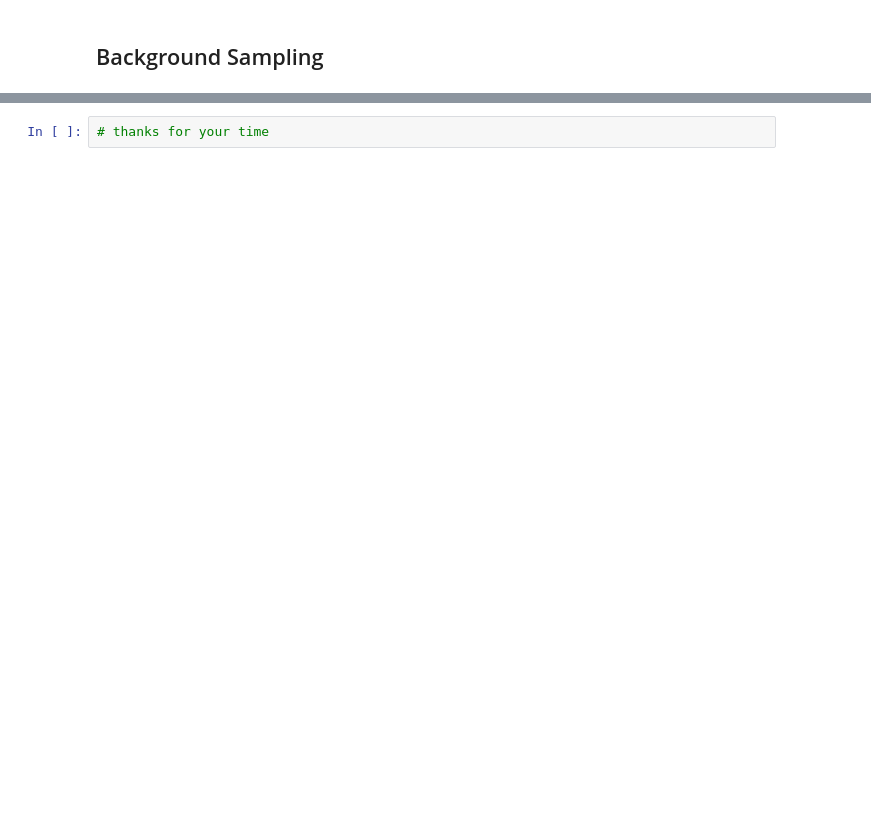
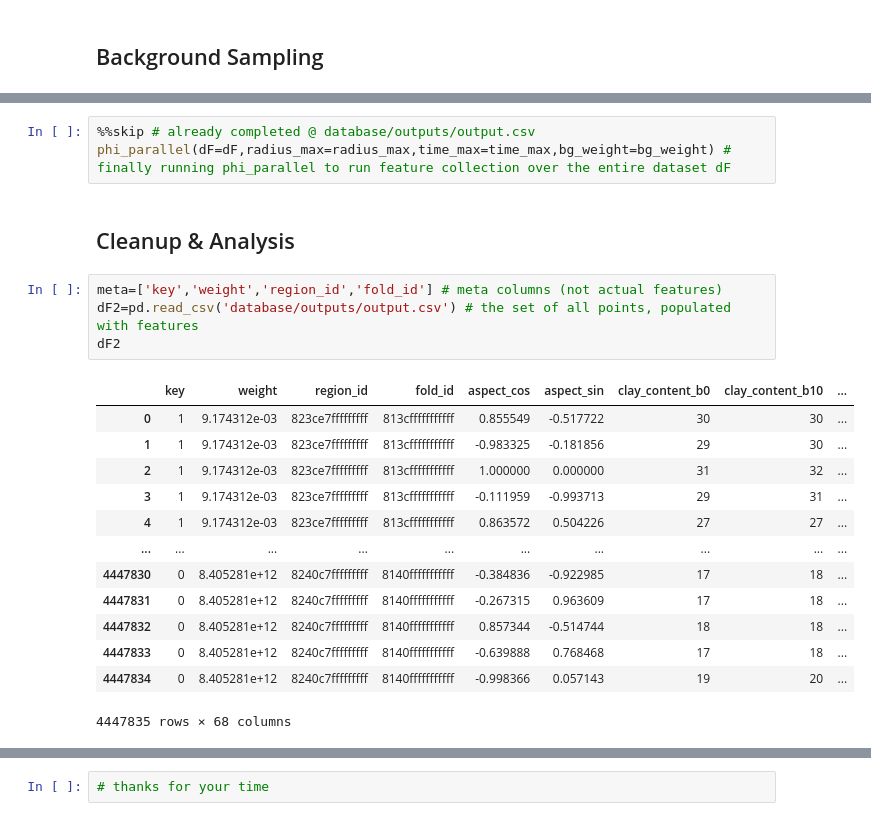
Before and after one commit to shyagehike/atlas-v2, a Jupyter notebook: features.ipynb, the cells around one changed output, grey strips where cells are left out. Saved outputs shown, nothing was run; the diff lists cells and outputs as text; blank space fills up the shorter version.

```diff
--- a/features.ipynb
+++ b/features.ipynb
@@ -463,0 +820,23 @@ testfc=phi(testpointer,10,40,testtimestamp,testtimestamp+24*3600000,24*3600000)
+# %%
+%%skip # already completed @ database/outputs/output.csv
+phi_parallel(dF=dF,radius_max=radius_max,time_max=time_max,bg_weight=bg_weight) # finally running phi_parallel to run feature collection over the entire dataset dF
+# %% [markdown]
+## Cleanup & Analysis
+# %%
+meta=['key','weight','region_id','fold_id'] # meta columns (not actual features)
+dF2=pd.read_csv('database/outputs/output.csv') # the set of all points, populated with features
+dF2
+# %% [output]
+|  | key | weight | region_id | fold_id | aspect_cos | aspect_sin | clay_content_b0 | clay_content_b10 | ... |
+| 0 | 1 | 9.174312e-03 | 823ce7fffffffff | 813cfffffffffff | 0.855549 | -0.517722 | 30 | 30 | ... |
+| 1 | 1 | 9.174312e-03 | 823ce7fffffffff | 813cfffffffffff | -0.983325 | -0.181856 | 29 | 30 | ... |
+| 2 | 1 | 9.174312e-03 | 823ce7fffffffff | 813cfffffffffff | 1.000000 | 0.000000 | 31 | 32 | ... |
+| 3 | 1 | 9.174312e-03 | 823ce7fffffffff | 813cfffffffffff | -0.111959 | -0.993713 | 29 | 31 | ... |
+| 4 | 1 | 9.174312e-03 | 823ce7fffffffff | 813cfffffffffff | 0.863572 | 0.504226 | 27 | 27 | ... |
+| ... | ... | ... | ... | ... | ... | ... | ... | ... | ... |
+| 4447830 | 0 | 8.405281e+12 | 8240c7fffffffff | 8140fffffffffff | -0.384836 | -0.922985 | 17 | 18 | ... |
+| 4447831 | 0 | 8.405281e+12 | 8240c7fffffffff | 8140fffffffffff | -0.267315 | 0.963609 | 17 | 18 | ... |
+| 4447832 | 0 | 8.405281e+12 | 8240c7fffffffff | 8140fffffffffff | 0.857344 | -0.514744 | 18 | 18 | ... |
+| 4447833 | 0 | 8.405281e+12 | 8240c7fffffffff | 8140fffffffffff | -0.639888 | 0.768468 | 17 | 18 | ... |
+| 4447834 | 0 | 8.405281e+12 | 8240c7fffffffff | 8140fffffffffff | -0.998366 | 0.057143 | 19 | 20 | ... |
+4447835 rows × 68 columns
```
Also changed, not shown: parts of 37 cells of this notebook, 10 other files.
